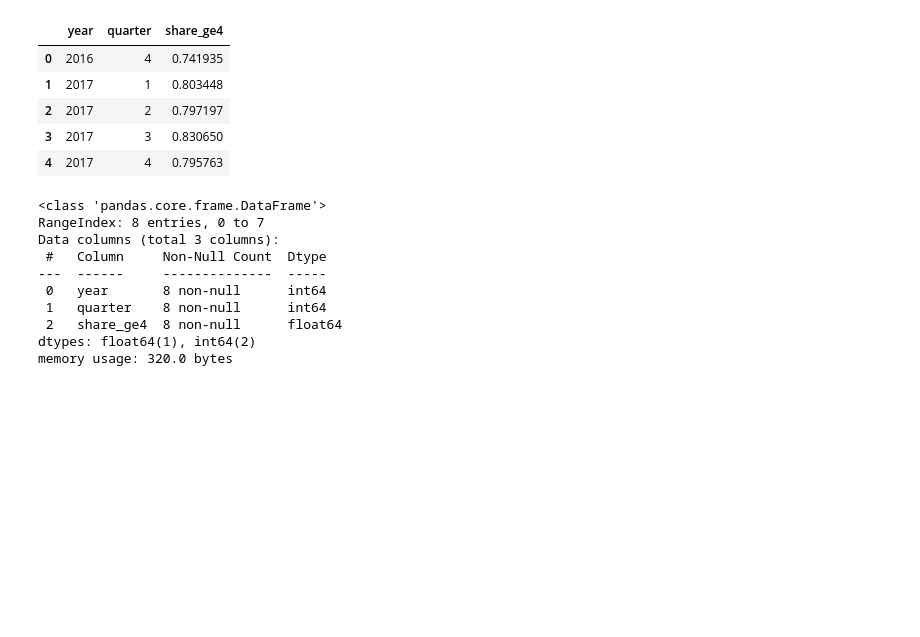
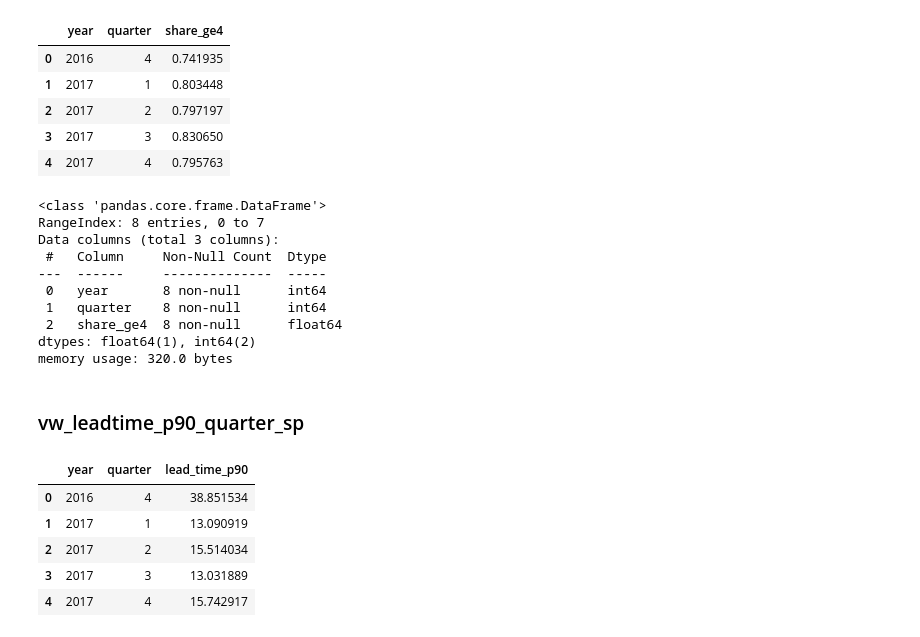
Before and after one commit to Vierinsky/ecommerce-analytics-python-sql, a Jupyter notebook: notebooks/eda.ipynb, the cells around one changed output. Cells and saved outputs as stored; diff of their text form; code cells hidden in the pictures; blank space fills up the shorter version.

```diff
--- a/notebooks/eda.ipynb
+++ b/notebooks/eda.ipynb
@@ -838,0 +837,14 @@ def table_to_df():
+# %% [markdown]
+### vw_leadtime_p90_quarter_sp
+# %%
+with engine.connect() as conn:
+    leadtime_p90_df = pd.read_sql("SELECT * FROM analytics.vw_leadtime_p90_quarter_sp", conn)
+
+leadtime_p90_df.head()
+# %% [output]
+|  | year | quarter | lead_time_p90 |
+| 0 | 2016 | 4 | 38.851534 |
+| 1 | 2017 | 1 | 13.090919 |
+| 2 | 2017 | 2 | 15.514034 |
+| 3 | 2017 | 3 | 13.031889 |
+| 4 | 2017 | 4 | 15.742917 |
```
Also changed, not shown: parts of 12 cells of this notebook, 2 other files.
